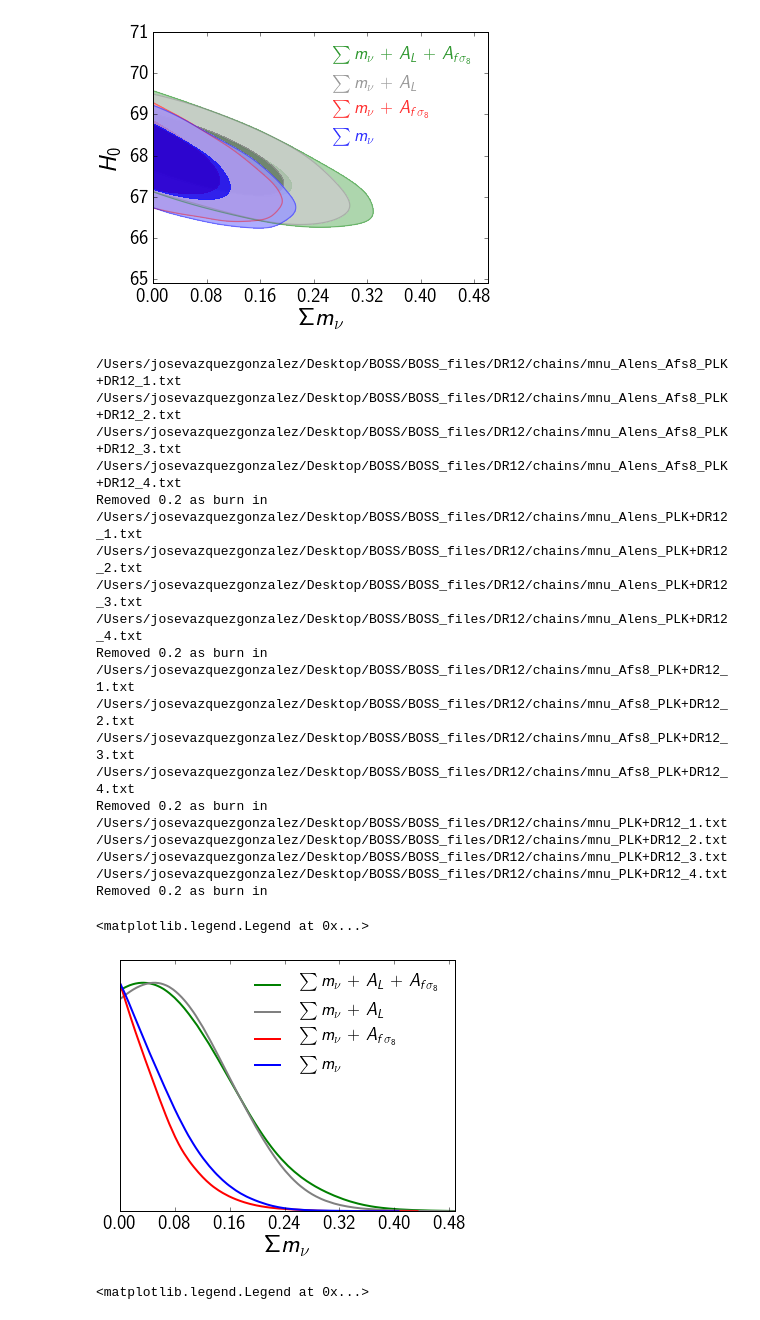
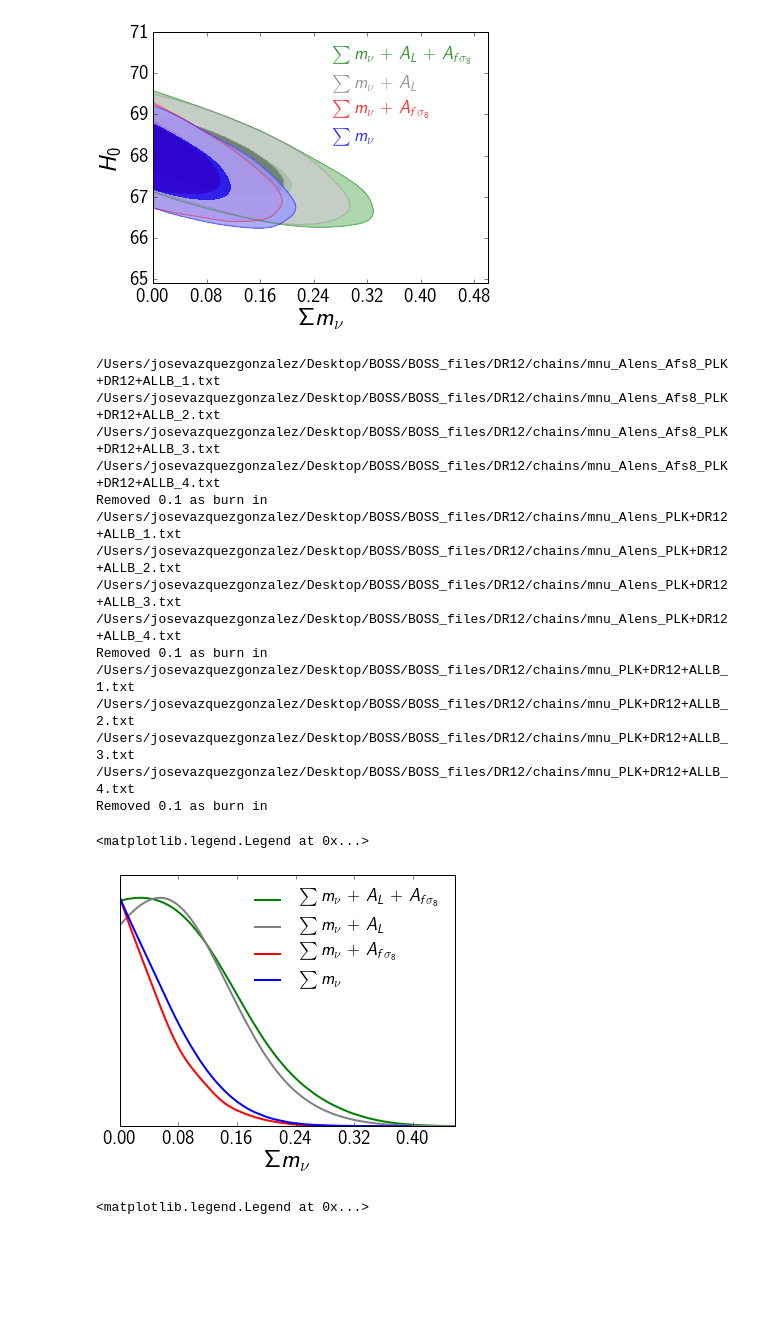
Before and after one commit to ja-vazquez/BOSS_files, a Jupyter notebook: DR12/dr12_constraints.ipynb, the cells around one changed output. Drawn from its saved outputs; the diff is of its cells as text; code cells hidden in the pictures; blank space fills up the shorter version.

```diff
--- a/DR12/dr12_constraints.ipynb
+++ b/DR12/dr12_constraints.ipynb
@@ -152,44 +152,39 @@ Removed no burn in
 <matplotlib.legend.Legend at 0x...>
 [figure]
 # %%
-roots = ['mnu_Alens_Afs8_PLK+DR12', 'mnu_Alens_PLK+DR12',  'mnu_Afs8_PLK+DR12', 'mnu_PLK+DR12']
+roots = ['mnu_Alens_Afs8_PLK+DR12+ALLB', 'mnu_Alens_PLK+DR12+ALLB',  'mnu_Afs8_PLK+DR12+ALLB', 'mnu_PLK+DR12+ALLB']
 
-g = plots.getSinglePlotter(chain_dir= dir_name, analysis_settings={'smooth_scale_1D': -1., 'ignore_rows': 0.2} )
+g = plots.getSinglePlotter(chain_dir= dir_name, analysis_settings={'smooth_scale_1D': -1, 'ignore_rows': 0.1} )
 g.settings.axes_fontsize = 20
 g.settings.lab_fontsize = 25
 g.settings.alpha_filled_add =0.9
 g.settings.legend_fontsize = 18
 g.settings.legend_frame = False
 
 g.plot_1d(roots, 'mnu', legend_labels=False, colors = ['green', 'gray', 'red', 'blue'])
 g.add_legend(['$\sum m_{\\nu}$ + $A_L$ + $A_{f\sigma_8}$',
               ' $\sum m_{\\nu}$ + $A_L$',
                 '$\sum m_{\\nu}$ + $A_{f\sigma_8}$',
              '$\sum m_{\\nu}$ '],
                legend_loc='upper right')
 # %% [output]
-/Users/josevazquezgonzalez/Desktop/BOSS/BOSS_files/DR12/chains/mnu_Alens_Afs8_PLK+DR12_1.txt
-/Users/josevazquezgonzalez/Desktop/BOSS/BOSS_files/DR12/chains/mnu_Alens_Afs8_PLK+DR12_2.txt
-/Users/josevazquezgonzalez/Desktop/BOSS/BOSS_files/DR12/chains/mnu_Alens_Afs8_PLK+DR12_3.txt
-/Users/josevazquezgonzalez/Desktop/BOSS/BOSS_files/DR12/chains/mnu_Alens_Afs8_PLK+DR12_4.txt
-Removed 0.2 as burn in
-/Users/josevazquezgonzalez/Desktop/BOSS/BOSS_files/DR12/chains/mnu_Alens_PLK+DR12_1.txt
-/Users/josevazquezgonzalez/Desktop/BOSS/BOSS_files/DR12/chains/mnu_Alens_PLK+DR12_2.txt
-/Users/josevazquezgonzalez/Desktop/BOSS/BOSS_files/DR12/chains/mnu_Alens_PLK+DR12_3.txt
-/Users/josevazquezgonzalez/Desktop/BOSS/BOSS_files/DR12/chains/mnu_Alens_PLK+DR12_4.txt
-Removed 0.2 as burn in
-/Users/josevazquezgonzalez/Desktop/BOSS/BOSS_files/DR12/chains/mnu_Afs8_PLK+DR12_1.txt
-/Users/josevazquezgonzalez/Desktop/BOSS/BOSS_files/DR12/chains/mnu_Afs8_PLK+DR12_2.txt
-/Users/josevazquezgonzalez/Desktop/BOSS/BOSS_files/DR12/chains/mnu_Afs8_PLK+DR12_3.txt
-/Users/josevazquezgonzalez/Desktop/BOSS/BOSS_files/DR12/chains/mnu_Afs8_PLK+DR12_4.txt
-Removed 0.2 as burn in
-/Users/josevazquezgonzalez/Desktop/BOSS/BOSS_files/DR12/chains/mnu_PLK+DR12_1.txt
-/Users/josevazquezgonzalez/Desktop/BOSS/BOSS_files/DR12/chains/mnu_PLK+DR12_2.txt
-/Users/josevazquezgonzalez/Desktop/BOSS/BOSS_files/DR12/chains/mnu_PLK+DR12_3.txt
-/Users/josevazquezgonzalez/Desktop/BOSS/BOSS_files/DR12/chains/mnu_PLK+DR12_4.txt
-Removed 0.2 as burn in
+/Users/josevazquezgonzalez/Desktop/BOSS/BOSS_files/DR12/chains/mnu_Alens_Afs8_PLK+DR12+ALLB_1.txt
+/Users/josevazquezgonzalez/Desktop/BOSS/BOSS_files/DR12/chains/mnu_Alens_Afs8_PLK+DR12+ALLB_2.txt
+/Users/josevazquezgonzalez/Desktop/BOSS/BOSS_files/DR12/chains/mnu_Alens_Afs8_PLK+DR12+ALLB_3.txt
+/Users/josevazquezgonzalez/Desktop/BOSS/BOSS_files/DR12/chains/mnu_Alens_Afs8_PLK+DR12+ALLB_4.txt
+Removed 0.1 as burn in
+/Users/josevazquezgonzalez/Desktop/BOSS/BOSS_files/DR12/chains/mnu_Alens_PLK+DR12+ALLB_1.txt
+/Users/josevazquezgonzalez/Desktop/BOSS/BOSS_files/DR12/chains/mnu_Alens_PLK+DR12+ALLB_2.txt
+/Users/josevazquezgonzalez/Desktop/BOSS/BOSS_files/DR12/chains/mnu_Alens_PLK+DR12+ALLB_3.txt
+/Users/josevazquezgonzalez/Desktop/BOSS/BOSS_files/DR12/chains/mnu_Alens_PLK+DR12+ALLB_4.txt
+Removed 0.1 as burn in
+/Users/josevazquezgonzalez/Desktop/BOSS/BOSS_files/DR12/chains/mnu_PLK+DR12+ALLB_1.txt
+/Users/josevazquezgonzalez/Desktop/BOSS/BOSS_files/DR12/chains/mnu_PLK+DR12+ALLB_2.txt
+/Users/josevazquezgonzalez/Desktop/BOSS/BOSS_files/DR12/chains/mnu_PLK+DR12+ALLB_3.txt
+/Users/josevazquezgonzalez/Desktop/BOSS/BOSS_files/DR12/chains/mnu_PLK+DR12+ALLB_4.txt
+Removed 0.1 as burn in
 <matplotlib.legend.Legend at 0x...>
-[figure, old version]
+[figure, new version]
 # %%
 roots = ['Neff_Alens_Afs8_PLK+DR12', 'Neff_Alens_PLK+DR12',  'Neff_Afs8_PLK+DR12', 'Neff_PLK+DR12']
 
```
Also changed, not shown: parts of 5 cells of this notebook, 2 other files.
